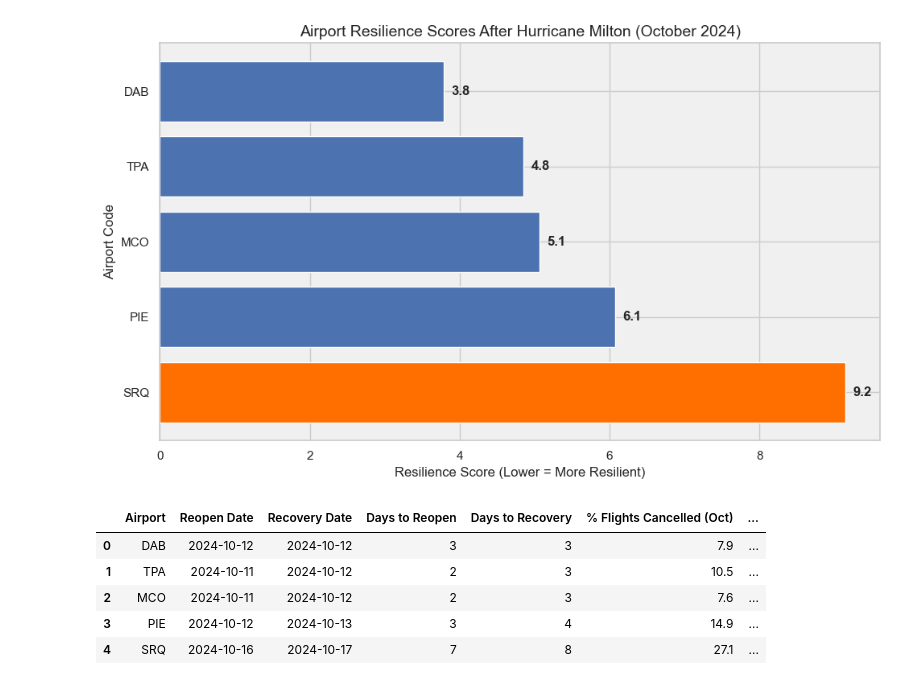
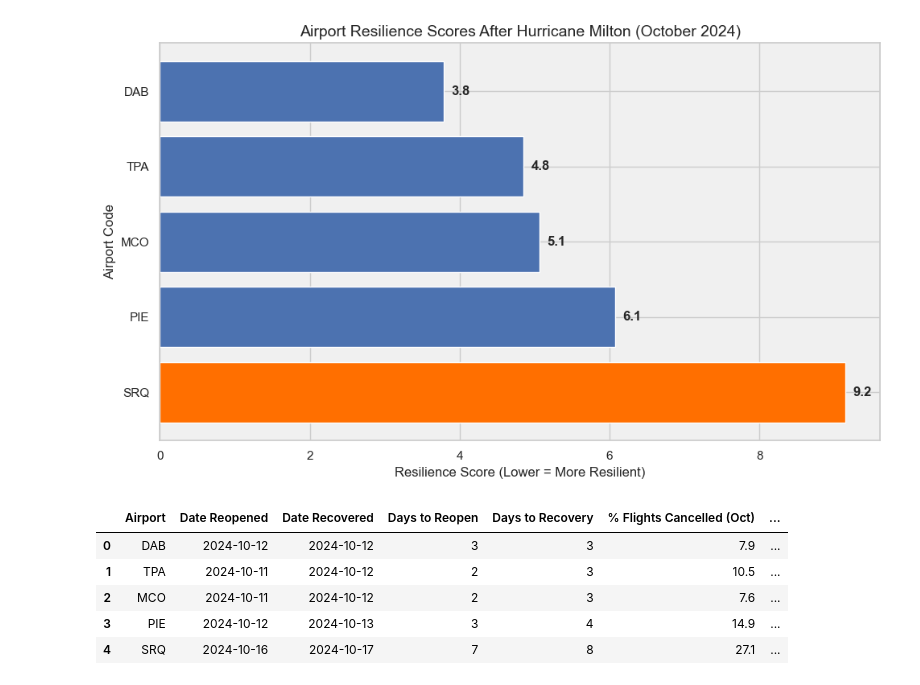
Before and after one commit to christopherbolduc/airport-resilience-milton, a Jupyter notebook: ap_resilience.ipynb, the cells around one changed output. Cells and saved outputs as stored; diff of their text form; code cells hidden in the pictures.

```diff
--- a/ap_resilience.ipynb
+++ b/ap_resilience.ipynb
@@ -371,30 +371,30 @@ plt.show()
 # %%
 # Prepare a polished summary table for export & README inclusion
 recovery_table = resilience_df.copy()
 
 # Rename columns for readability
 recovery_table = recovery_table.rename(columns={
     'airport_code': 'Airport',
-    'reopen_date': 'Reopen Date',
-    'recovery_date': 'Recovery Date',
+    'reopen_date': 'Date Reopened',
+    'recovery_date': 'Date Recovered',
     'days_to_reopen': 'Days to Reopen',
     'days_to_recovery': 'Days to Recovery',
     'pct_cancelled_oct': '% Flights Cancelled (Oct)',
     'peak_wind_speed_kmh': 'Peak Wind (km/h)',
     'resilience_score': 'Resilience Score'
 })
 
 # Format numeric columns
 recovery_table['% Flights Cancelled (Oct)'] = (recovery_table['% Flights Cancelled (Oct)'] * 100).round(1)
 recovery_table['Resilience Score'] = recovery_table['Resilience Score'].round(2)
 recovery_table['Peak Wind (km/h)'] = recovery_table['Peak Wind (km/h)'].round(1)
 
 # Sort for presentation
 recovery_table = recovery_table.sort_values('Resilience Score').reset_index(drop=True)
 
 recovery_table
 # %% [output]
-|  | Airport | Reopen Date | Recovery Date | Days to Reopen | Days to Recovery | % Flights Cancelled (Oct) | ... |
+|  | Airport | Date Reopened | Date Recovered | Days to Reopen | Days to Recovery | % Flights Cancelled (Oct) | ... |
 | 0 | DAB | 2024-10-12 | 2024-10-12 | 3 | 3 | 7.9 | ... |
 | 1 | TPA | 2024-10-11 | 2024-10-12 | 2 | 3 | 10.5 | ... |
 | 2 | MCO | 2024-10-11 | 2024-10-12 | 2 | 3 | 7.6 | ... |
```
Also changed, not shown: parts of 1 cell of this notebook, 2 other files.
